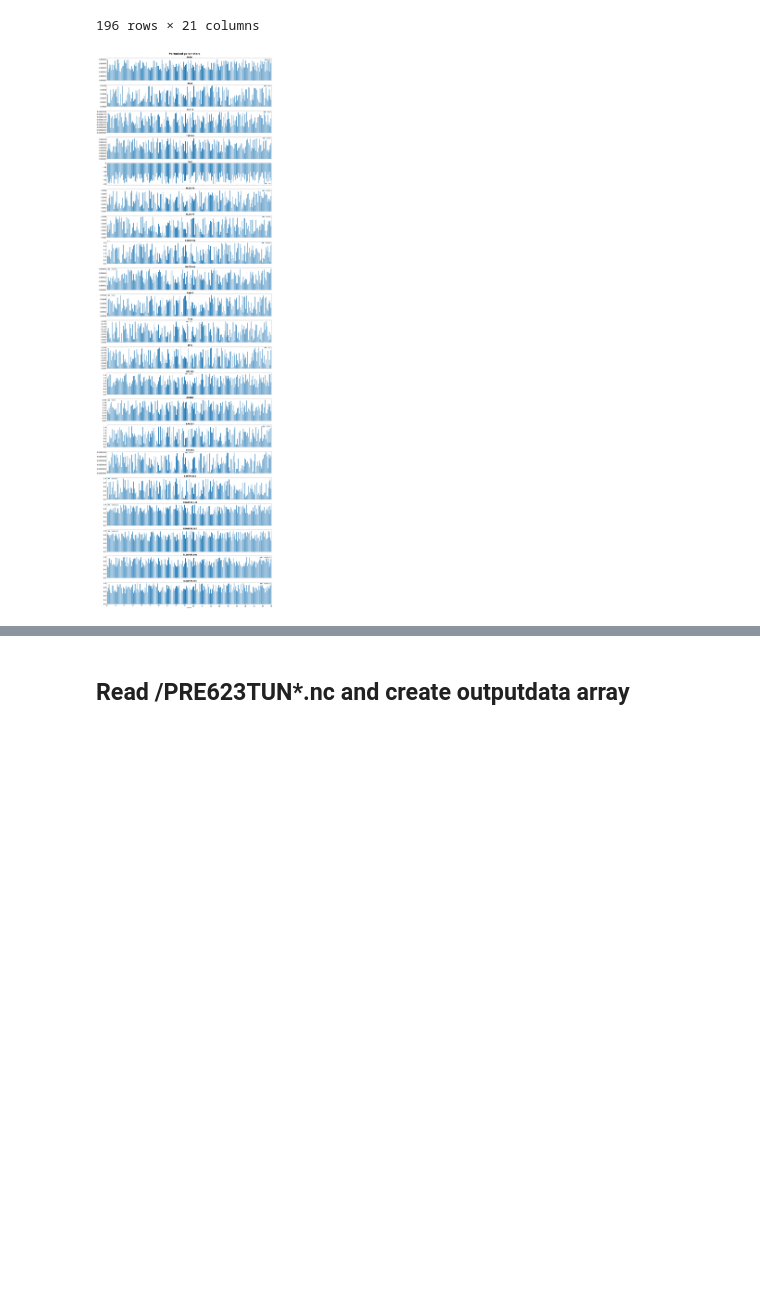
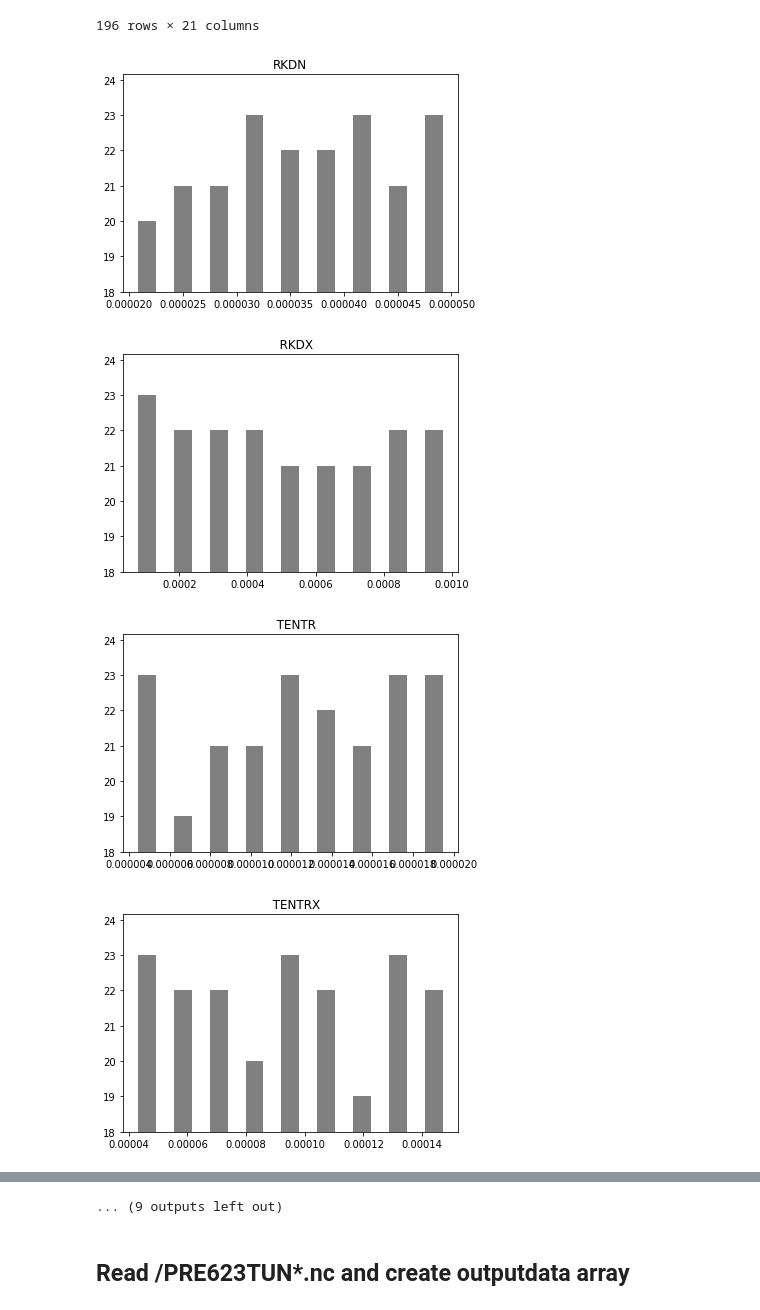
Before and after one commit to benmsanderson/CNRMppe, a Jupyter notebook: NN_create.ipynb, the cells around one changed output, grey strips where cells are left out. Cells and saved outputs as stored; diff of their text form; code cells hidden in the pictures; blank space fills up the shorter version.

```diff
--- a/NN_create.ipynb
+++ b/NN_create.ipynb
@@ -105,24 +104,32 @@ np.save('/data/home/globc/peatier/CNRMppe/inputdata_file.npy', inp)
 # %%
 #Create plot
 
-fig_params=plt.figure(figsize=(25, 80))
+fig_params=plt.figure()
 #Xaxis=np.arange(0,210,10)
 #print(Xaxis)
 
 # boucle pour céer les figures:
 i=0
 p=1
 while i < 21:
-    ax = fig_params.add_subplot(21,1,p)
+#    ax = fig_params.add_subplot(21,1,p)
     param=param_names[i]
-    ax.set_title(param, fontsize=18, fontweight='bold')
-    inputdata.plot(kind='bar',y=param, ax=ax, fontsize=18, sharex=True)
-    ax.xaxis.set_major_locator(ticker.LinearLocator(numticks=20))
+#    ax.set_title(param, fontsize=18, fontweight='bold')
+#    inputdata.plot(kind='bar',y=param, ax=ax, fontsize=18, sharex=True)
+#    ax.xaxis.set_major_locator(ticker.LinearLocator(numticks=20))
+    plt.hist(inputdata.iloc[:,i], bins='auto', rwidth=0.5, color = "gray")
+    plt.ticklabel_format(axis='x',useOffset=True,style='scientific')
+    plt.ylim(ymin=18)
+    plt.title(param)
+    plt.show()
     i = i+1
     p = p+1
 
 fig_params.suptitle('Perturbed parameters', fontsize=25, fontweight = 'bold')
 fig_params.tight_layout()
 fig_params.subplots_adjust(top=0.97,hspace = 0.2)
 # %% [output]
-[figure, old version]
+[figure, new version]
+[figure, added]
+[figure, added]
+[figure, added]
@@ -129,3 +144,4 @@ fig_params.subplots_adjust(top=0.97,hspace = 0.2)
+... (9 outputs left out)
 # %% [markdown]
 ## Read /PRE623TUN*.nc and create outputdata array
 # %%
```
Also changed, not shown: parts of 5 cells of this notebook.
